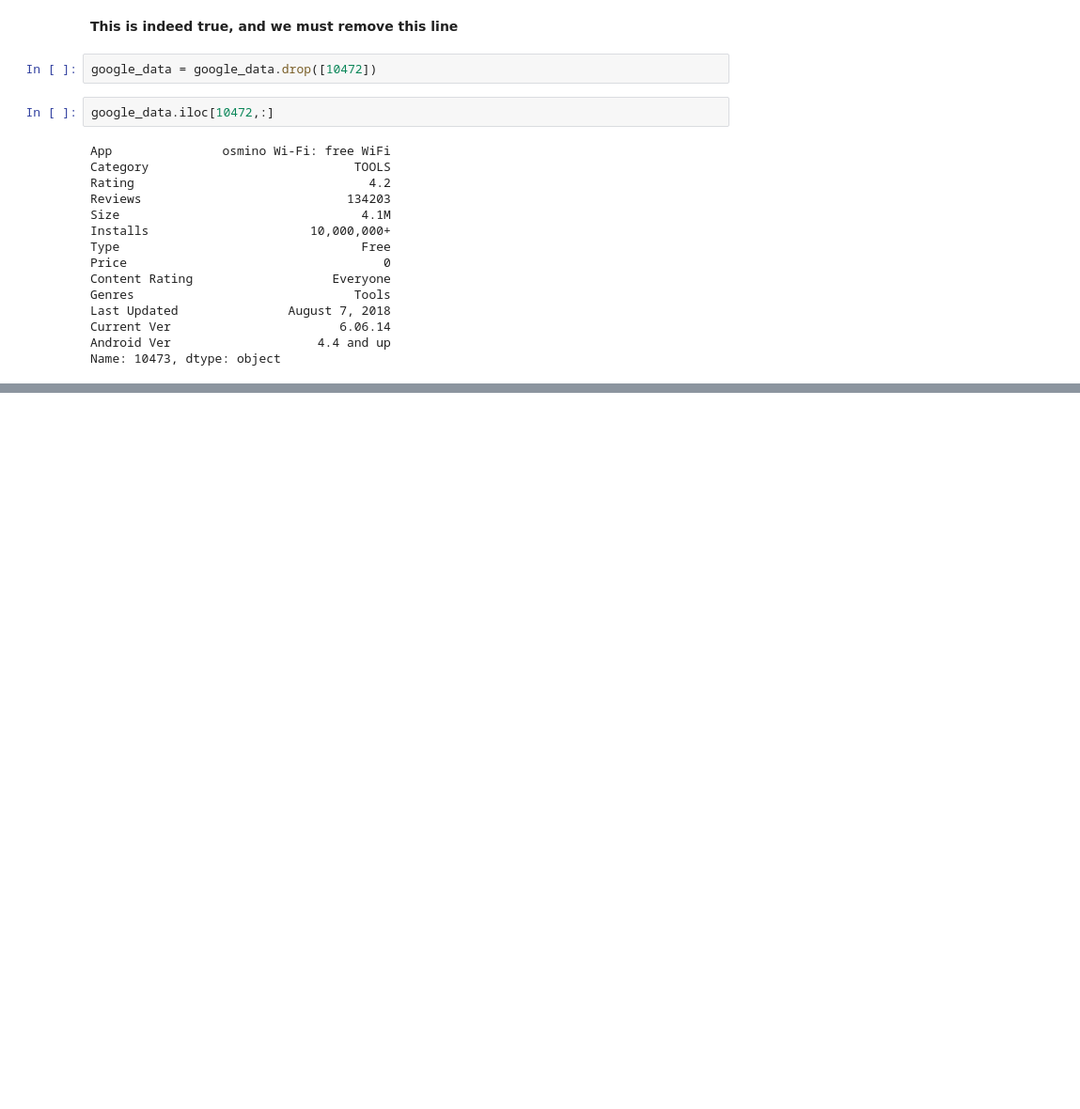
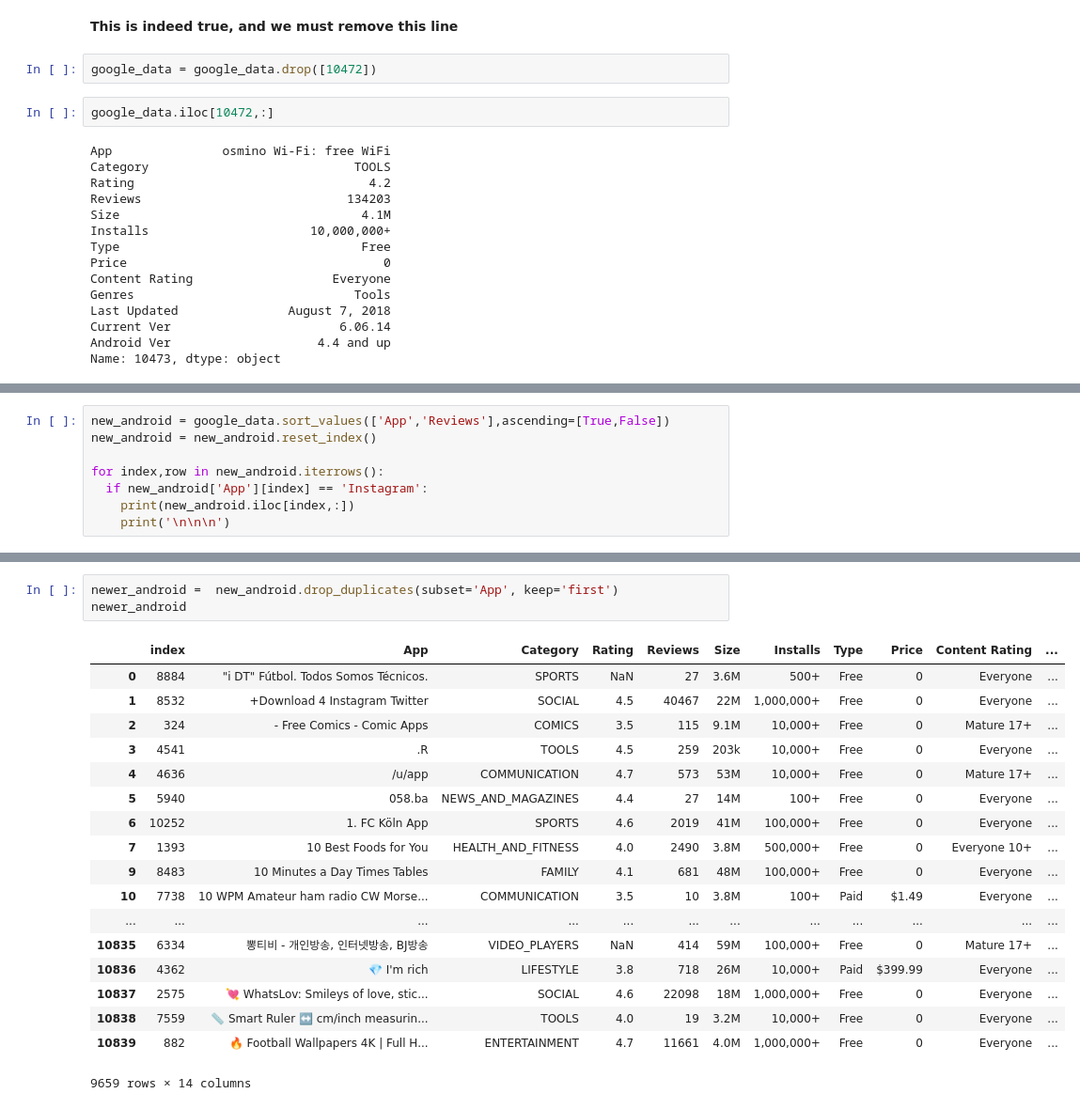
Before and after one commit to saniyanafees6/Profitable-App-Profiles-for-the-App-Store-and-Google-Play-Markets, a Jupyter notebook: index.ipynb, the cells around one changed output, grey strips where cells are left out. Shown: that part at 94% size. Saved outputs shown, nothing was run; the diff lists cells and outputs as text; blank space fills up the shorter version.

```diff
--- a/index.ipynb
+++ b/index.ipynb
@@ -112,0 +139,8 @@ Name: 10473, dtype: object
+# %%
+new_android = google_data.sort_values(['App','Reviews'],ascending=[True,False])
+new_android = new_android.reset_index()
+
+for index,row in new_android.iterrows():
+  if new_android['App'][index] == 'Instagram':
+    print(new_android.iloc[index,:])
+    print('\n\n\n')
@@ -112,0 +165,22 @@ Name: 10473, dtype: object
+# %%
+newer_android =  new_android.drop_duplicates(subset='App', keep='first')
+newer_android
+# %% [output]
+|  | index | App | Category | Rating | Reviews | Size | Installs | Type | Price | Content Rating | ... |
+| 0 | 8884 | "i DT" Fútbol. Todos Somos Técnicos. | SPORTS | NaN | 27 | 3.6M | 500+ | Free | 0 | Everyone | ... |
+| 1 | 8532 | +Download 4 Instagram Twitter | SOCIAL | 4.5 | 40467 | 22M | 1,000,000+ | Free | 0 | Everyone | ... |
+| 2 | 324 | - Free Comics - Comic Apps | COMICS | 3.5 | 115 | 9.1M | 10,000+ | Free | 0 | Mature 17+ | ... |
+| 3 | 4541 | .R | TOOLS | 4.5 | 259 | 203k | 10,000+ | Free | 0 | Everyone | ... |
+| 4 | 4636 | /u/app | COMMUNICATION | 4.7 | 573 | 53M | 10,000+ | Free | 0 | Mature 17+ | ... |
+| 5 | 5940 | 058.ba | NEWS_AND_MAGAZINES | 4.4 | 27 | 14M | 100+ | Free | 0 | Everyone | ... |
+| 6 | 10252 | 1. FC Köln App | SPORTS | 4.6 | 2019 | 41M | 100,000+ | Free | 0 | Everyone | ... |
+| 7 | 1393 | 10 Best Foods for You | HEALTH_AND_FITNESS | 4.0 | 2490 | 3.8M | 500,000+ | Free | 0 | Everyone 10+ | ... |
+| 9 | 8483 | 10 Minutes a Day Times Tables | FAMILY | 4.1 | 681 | 48M | 100,000+ | Free | 0 | Everyone | ... |
+| 10 | 7738 | 10 WPM Amateur ham radio CW Morse... | COMMUNICATION | 3.5 | 10 | 3.8M | 100+ | Paid | $1.49 | Everyone | ... |
+| ... | ... | ... | ... | ... | ... | ... | ... | ... | ... | ... | ... |
+| 10835 | 6334 | 뽕티비 - 개인방송, 인터넷방송, BJ방송 | VIDEO_PLAYERS | NaN | 414 | 59M | 100,000+ | Free | 0 | Mature 17+ | ... |
+| 10836 | 4362 | 💎 I'm rich | LIFESTYLE | 3.8 | 718 | 26M | 10,000+ | Paid | $399.99 | Everyone | ... |
+| 10837 | 2575 | 💘 WhatsLov: Smileys of love, stic... | SOCIAL | 4.6 | 22098 | 18M | 1,000,000+ | Free | 0 | Everyone | ... |
+| 10838 | 7559 | 📏 Smart Ruler ↔️ cm/inch measurin... | TOOLS | 4.0 | 19 | 3.2M | 10,000+ | Free | 0 | Everyone | ... |
+| 10839 | 882 | 🔥 Football Wallpapers 4K | Full H... | ENTERTAINMENT | 4.7 | 11661 | 4.0M | 1,000,000+ | Free | 0 | Everyone | ... |
+9659 rows × 14 columns
```
Also changed, not shown: parts of 19 cells of this notebook.
